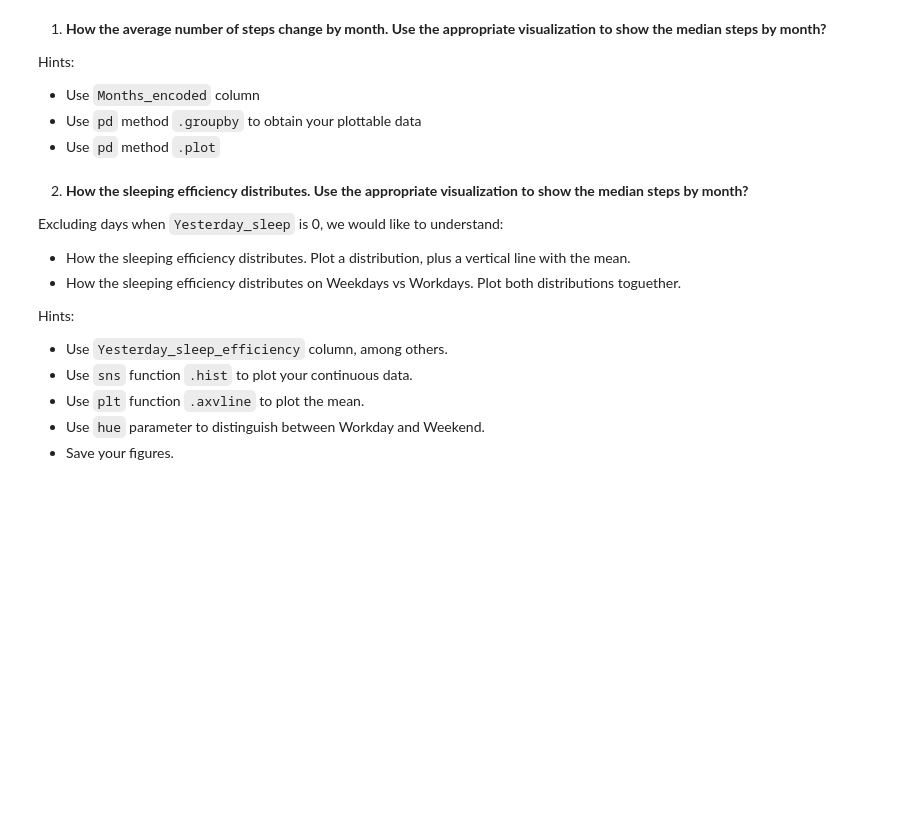
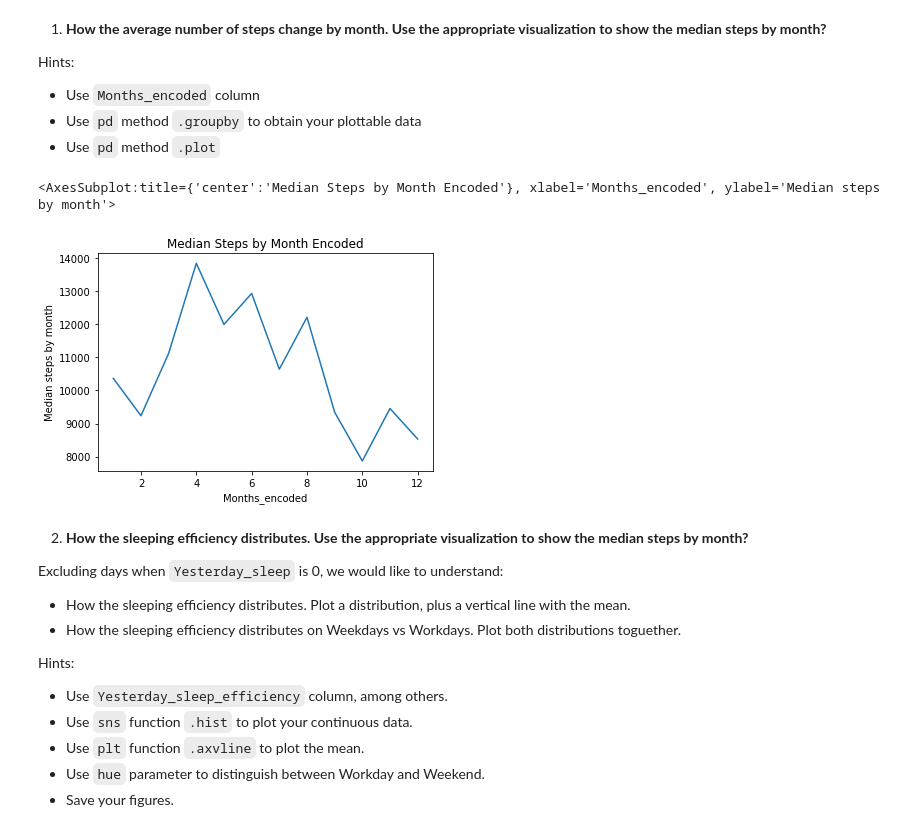
Before and after one commit to Ironhack-Data-Madrid-Marzo-2021/lab-visualization-extra, a Jupyter notebook: our_code.ipynb, the cells around one changed output. Saved outputs shown, nothing was run; the diff lists cells and outputs as text; code cells hidden in the pictures; blank space fills up the shorter version.

```diff
--- a/our_code.ipynb
+++ b/our_code.ipynb
@@ -35,6 +35,13 @@ Hints:
 - Use `Months_encoded` column
 - Use `pd` method `.groupby` to obtain your plottable data
 - Use `pd` method `.plot`
+# %%
+steps_by_month = fitbit.groupby('Months_encoded').Steps.median()
+steps_by_month
+steps_by_month.plot(ylabel = 'Median steps by month', title = 'Median Steps by Month Encoded')
+# %% [output]
+<AxesSubplot:title={'center':'Median Steps by Month Encoded'}, xlabel='Months_encoded', ylabel='Median steps by month'>
+[figure, added]
 # %% [markdown]
 2. **How the sleeping efficiency distributes. Use the appropriate visualization to show the median steps by month?**
 
```
Also changed, not shown: parts of 4 cells of this notebook.
